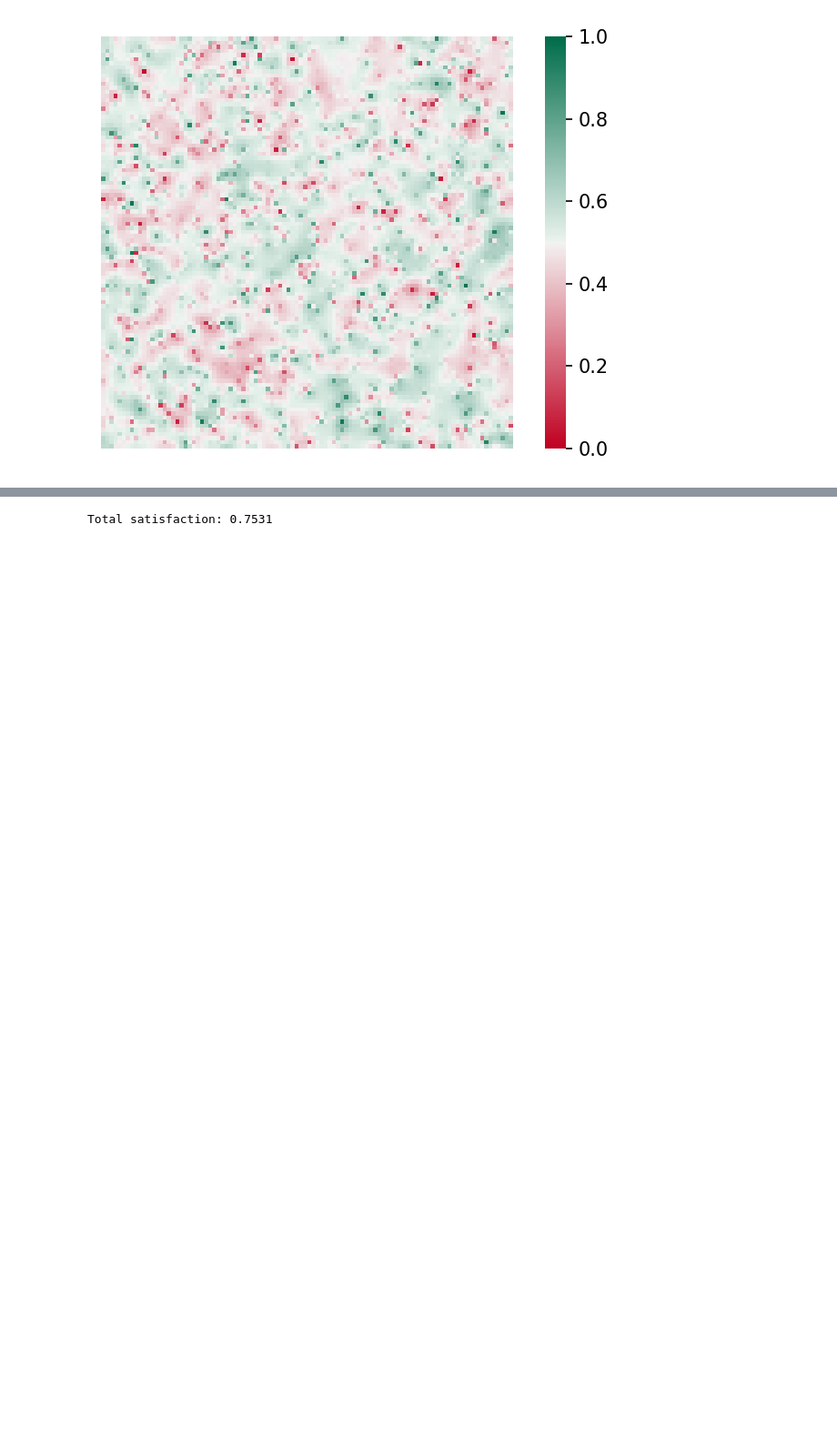
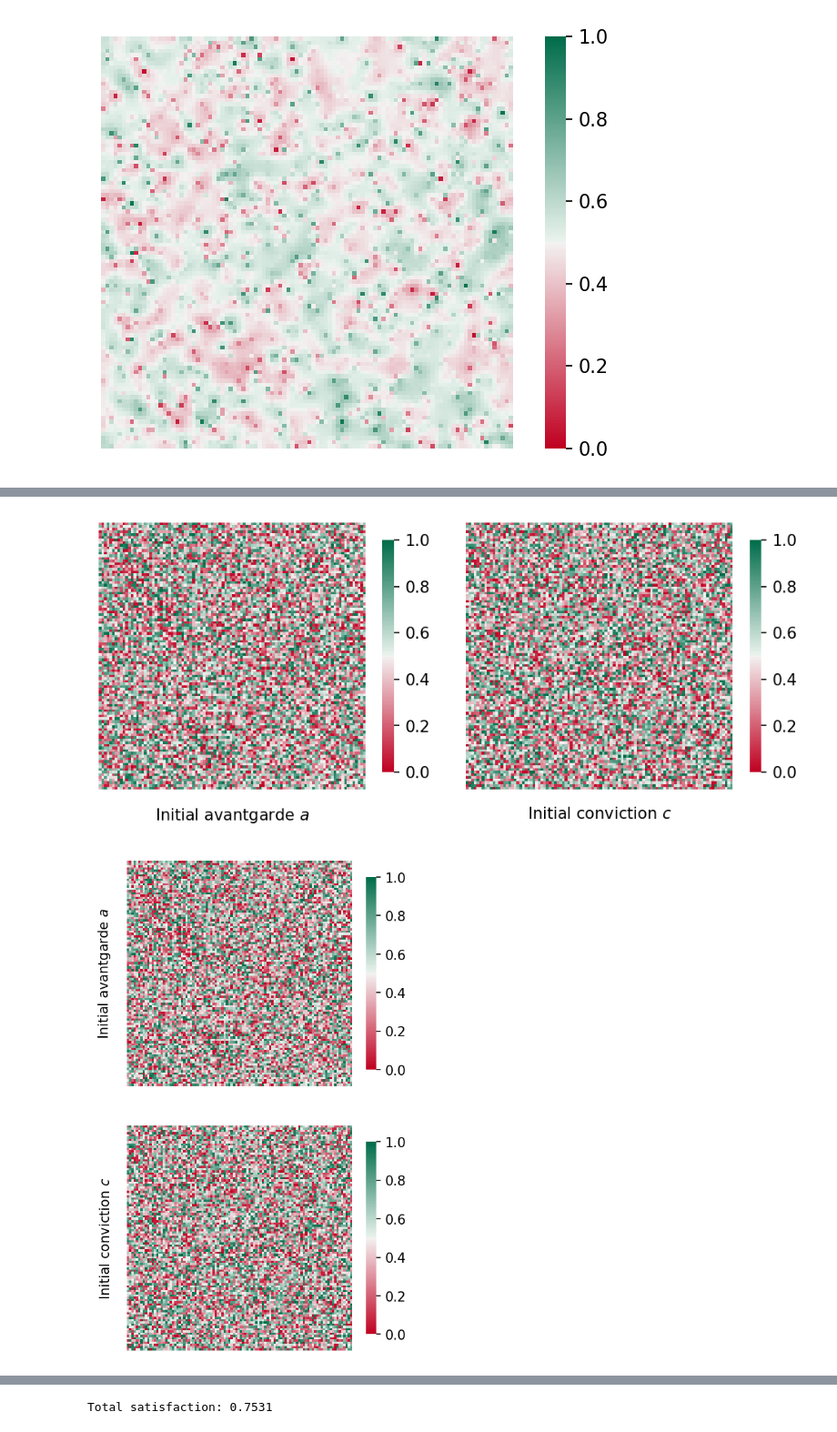
Before and after one commit to lquante/social_agent_based_modelling, a Jupyter notebook: notebooks/AdvancedAvantgardeModel.ipynb, the cells around one changed output, grey strips where cells are left out. Shown at 91% size. Saved outputs shown, nothing was run; the diff lists cells and outputs as text; code cells hidden in the pictures; blank space fills up the shorter version.

```diff
--- a/notebooks/AdvancedAvantgardeModel.ipynb
+++ b/notebooks/AdvancedAvantgardeModel.ipynb
@@ -202,0 +144,49 @@ plt.show()
+# %%
+## create initial state grid plot
+#
+# Plot 1
+# ------
+# Grid plot
+# a | b
+# with a = affinity goal, b = avantgarde
+from matplotlib.colors import LinearSegmentedColormap
+
+file = "../data/avantgardeGoal/100k/data_improved_avantgarde-uniform_affinity-uniform_goal-uniform_100.csv"
+mdata = load_data(file)
+
+# horizontal
+fig, axes = plt.subplots(1, 2, sharex=True, sharey=True, figsize=(8, 3.4))
+sns.heatmap(ax=axes.flatten()[0], data=gridAvant(mdata, 0, 100),
+            vmin=0., vmax=1.0, cmap=cmap_green_red, square=True, cbar_kws={"shrink": .8})
+sns.heatmap(ax=axes.flatten()[1], data=gridGoal(mdata, 0, 100),
+            vmin=0., vmax=1.0, cmap=cmap_green_red, square=True, cbar_kws={"shrink": .8})
+
+for ax in axes.flatten():
+    ax.tick_params(left=False, bottom=False, top=False)
+    ax.set(xticklabels=[], yticklabels=[])
+
+axes.flatten()[0].set_xlabel(r"Initial avantgarde $a$")
+axes.flatten()[1].set_xlabel(r"Initial conviction $c$")
+
+plt.subplots_adjust(wspace=0.1, hspace=0.1)
+
+# vertical
+fig, axes = plt.subplots(2, 1, sharex=True, sharey=True, figsize=(3.8, 7))
+sns.heatmap(ax=axes.flatten()[0], data=gridAvant(mdata, 0, 100),
+            vmin=0., vmax=1.0, cmap=cmap_green_red, square=True, cbar_kws={"shrink": .8})
+sns.heatmap(ax=axes.flatten()[1], data=gridGoal(mdata, 0, 100),
+            vmin=0., vmax=1.0, cmap=cmap_green_red, square=True, cbar_kws={"shrink": .8})
+
+for ax in axes.flatten():
+    ax.tick_params(left=False, bottom=False, top=False)
+    ax.set(xticklabels=[], yticklabels=[])
+
+axes.flatten()[0].set_ylabel(r"Initial avantgarde $a$")
+axes.flatten()[1].set_ylabel(r"Initial conviction $c$")
+
+plt.subplots_adjust(wspace=0.1, hspace=0.1)
+
+plt.show()
+# %% [output]
+[figure, added]
+[figure, added]
```
Also changed, not shown: parts of 13 cells of this notebook.
